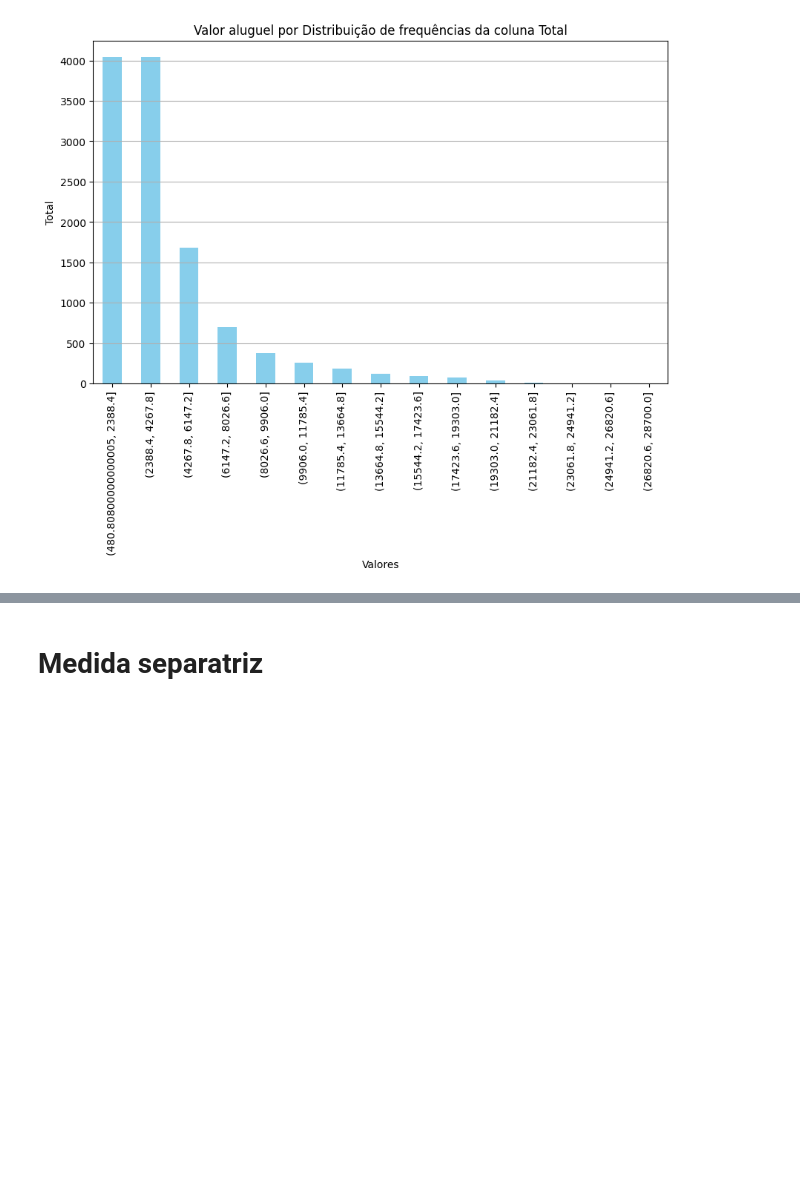
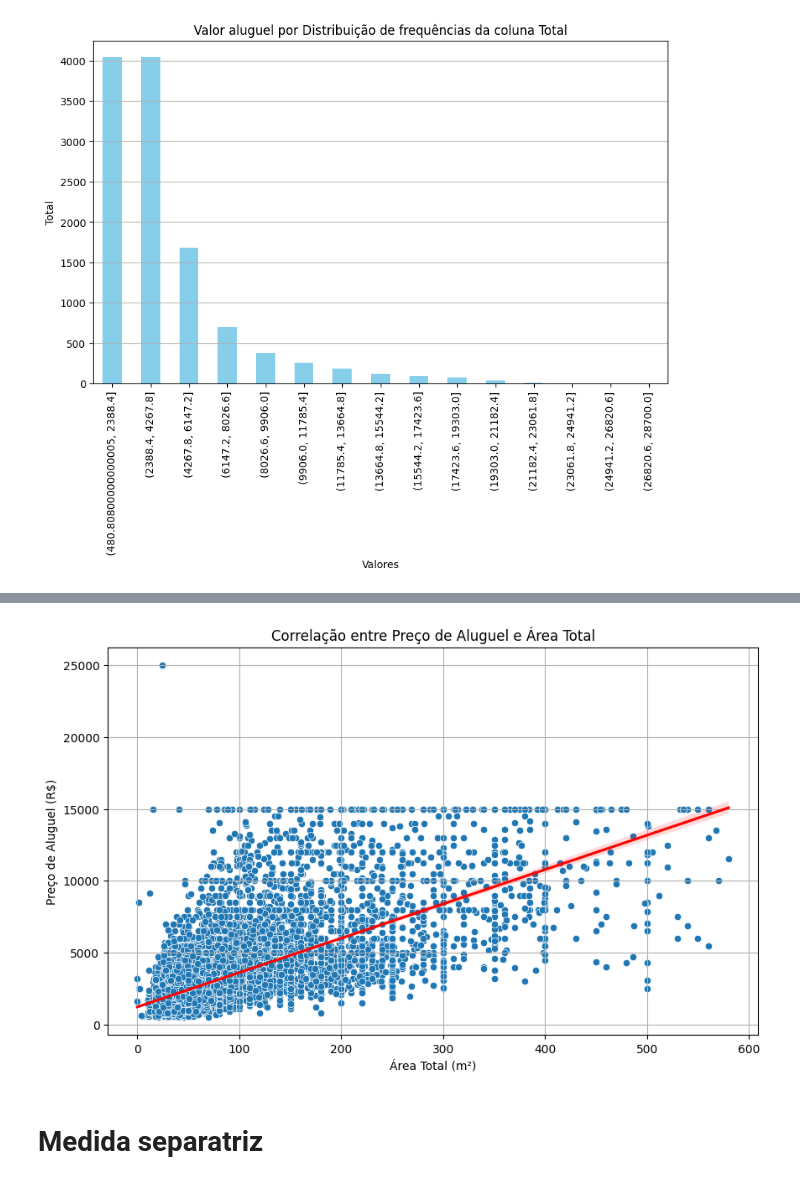
Before and after one commit to fzta492/analise_alugueis_sao_paulo, a Jupyter notebook: projeto_aluguel.ipynb, the cells around one changed output, grey strips where cells are left out. Cells and saved outputs as stored; diff of their text form; code cells hidden in the pictures; blank space fills up the shorter version.

```diff
--- a/projeto_aluguel.ipynb
+++ b/projeto_aluguel.ipynb
@@ -477,3 +540,15 @@ plt.show()
+# %%
+#criando o gráfico de dispersão entre rent e area
+plt.figure(figsize=(10, 6))
+sns.scatterplot(x='area', y='rent', data=df)
+sns.regplot(x='area', y='rent', data=df, scatter=False, color='red')
+plt.title('Correlação entre Preço de Aluguel e Área Total')
+plt.xlabel('Área Total (m²)')
+plt.ylabel('Preço de Aluguel (R$)')
+plt.grid(True)
+plt.show()
+# %% [output]
+[figure, added]
 # %% [markdown]
 # Medida separatriz
 # %%
```
Also changed, not shown: parts of 5 cells of this notebook.
